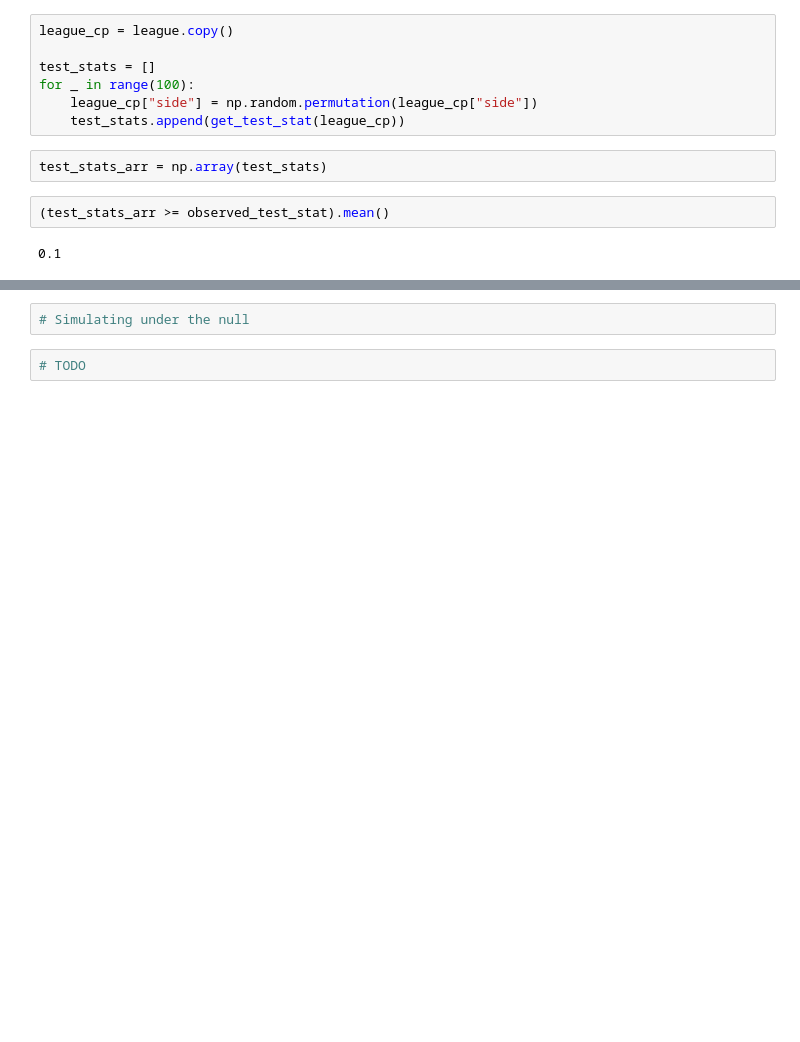
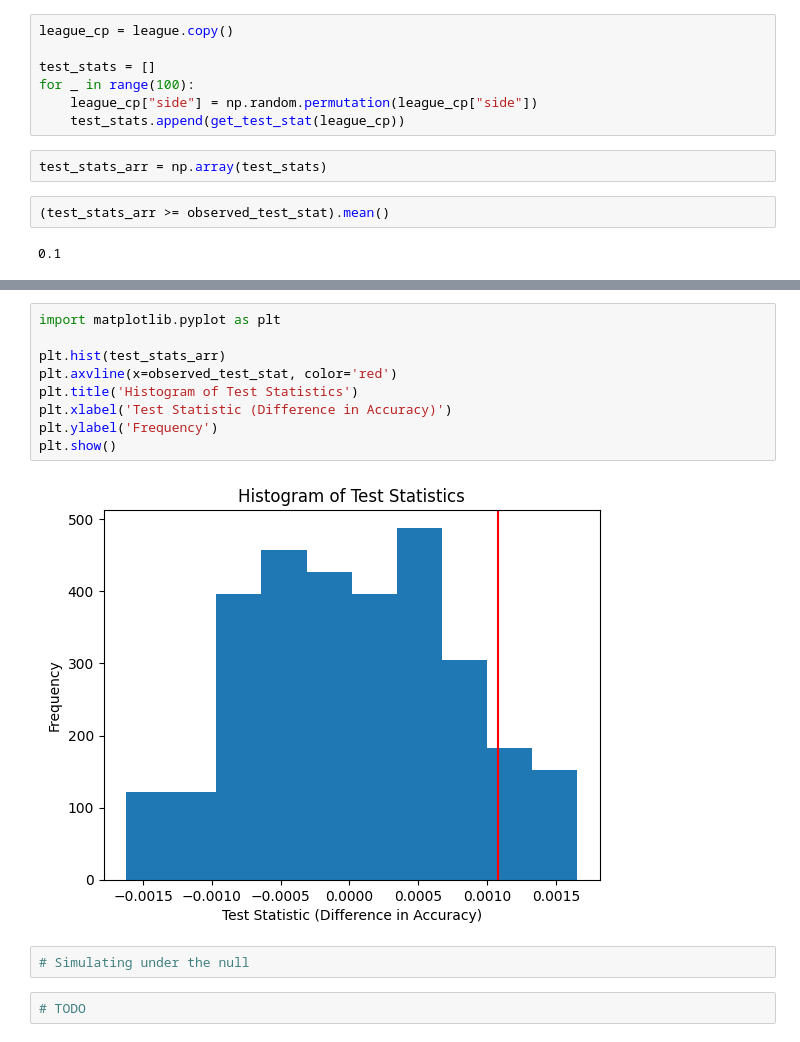
Before and after one commit to apm-denizens/dsc80-project5-notebook, a Jupyter notebook: notebook.ipynb, the cells around one changed output, grey strips where cells are left out. Drawn from its saved outputs; the diff is of its cells as text; blank space fills up the shorter version.

Commit message:
test stats for fairness

```diff
--- a/notebook.ipynb
+++ b/notebook.ipynb
@@ -355,3 +375,14 @@ test_stats_arr = np.array(test_stats)
+# %%
+import matplotlib.pyplot as plt
+
+plt.hist(test_stats_arr)
+plt.axvline(x=observed_test_stat, color='red')
+plt.title('Histogram of Test Statistics')
+plt.xlabel('Test Statistic (Difference in Accuracy)')
+plt.ylabel('Frequency')
+plt.show()
+# %% [output]
+[figure, added]
 # %%
 # Simulating under the null
 # %%
```
Also changed, not shown: parts of 1 cell of this notebook, 1 other file.
